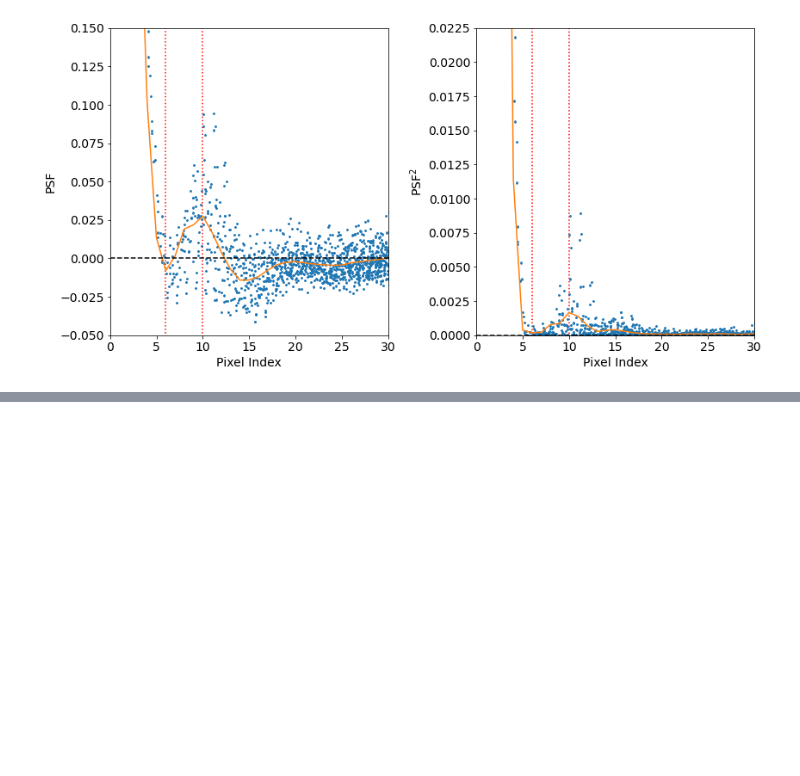
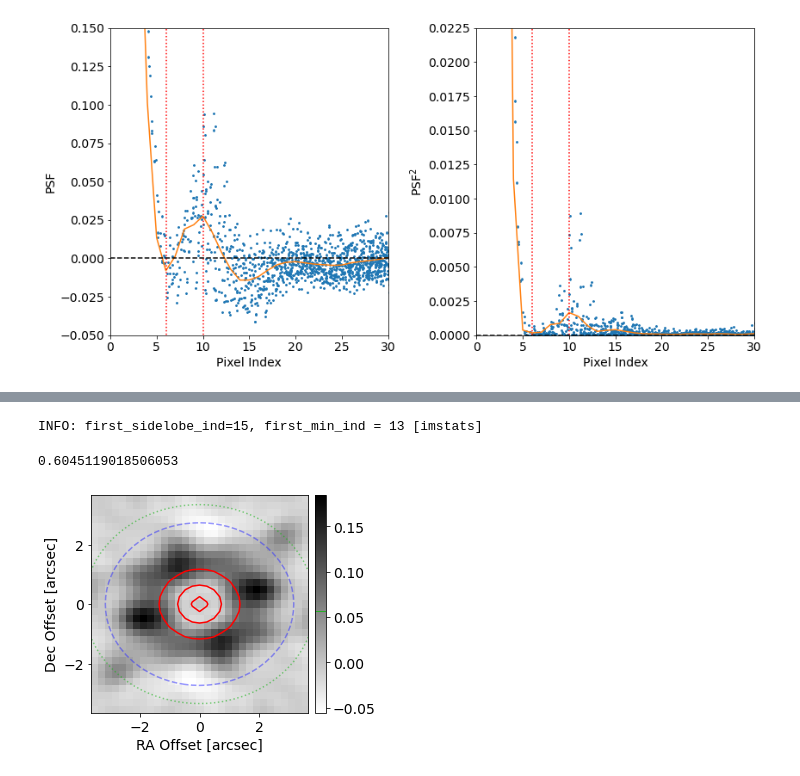
Before and after one commit to ALMA-IMF/notebooks, a Jupyter notebook: PSF_Plots.ipynb, the cells around one changed output, grey strips where cells are left out. Cells and saved outputs as stored; diff of their text form; code cells hidden in the pictures; blank space fills up the shorter version.

```diff
--- a/PSF_Plots.ipynb
+++ b/PSF_Plots.ipynb
@@ -174,9 +173,14 @@ pl.tight_layout()
 # %%
 psffn = '/orange/adamginsburg/ALMA_IMF/2017.1.01355.L/June2021Release/G012.80/B3/cleanest/G012.80_B3_uid___A001_X1296_X1fb_continuum_merged_12M_robust-0.5_selfcal7_finaliter.psf.tt0'
-(psf_secondpeak, psf_secondpeak_loc, psf_sidelobe1_fraction, epsilon, firstnull, (rr, pixscale, cutout, beam, view, bmfit_residual)) = \
+(psf_secondpeak, psf_secondpeak_loc, psf_sidelobe1_fraction, epsilon, firstnull,
+         r_sidelobe, (rr, pixscale, cutout, beam, fullbeam, view, bmfit_residual))  = \
         get_psf_secondpeak(psffn, show_image=True, min_radial_extent=2.5*u.arcsec,
                    max_radial_extent=5*u.arcsec
                   )
 epsilon
+# %% [output]
+INFO: first_sidelobe_ind=15, first_min_ind = 13 [imstats]
+0.6045119018506053
+[figure, added]
 # %%
 pixscale
```
Also changed, not shown: parts of 11 cells of this notebook, 4 other files.
